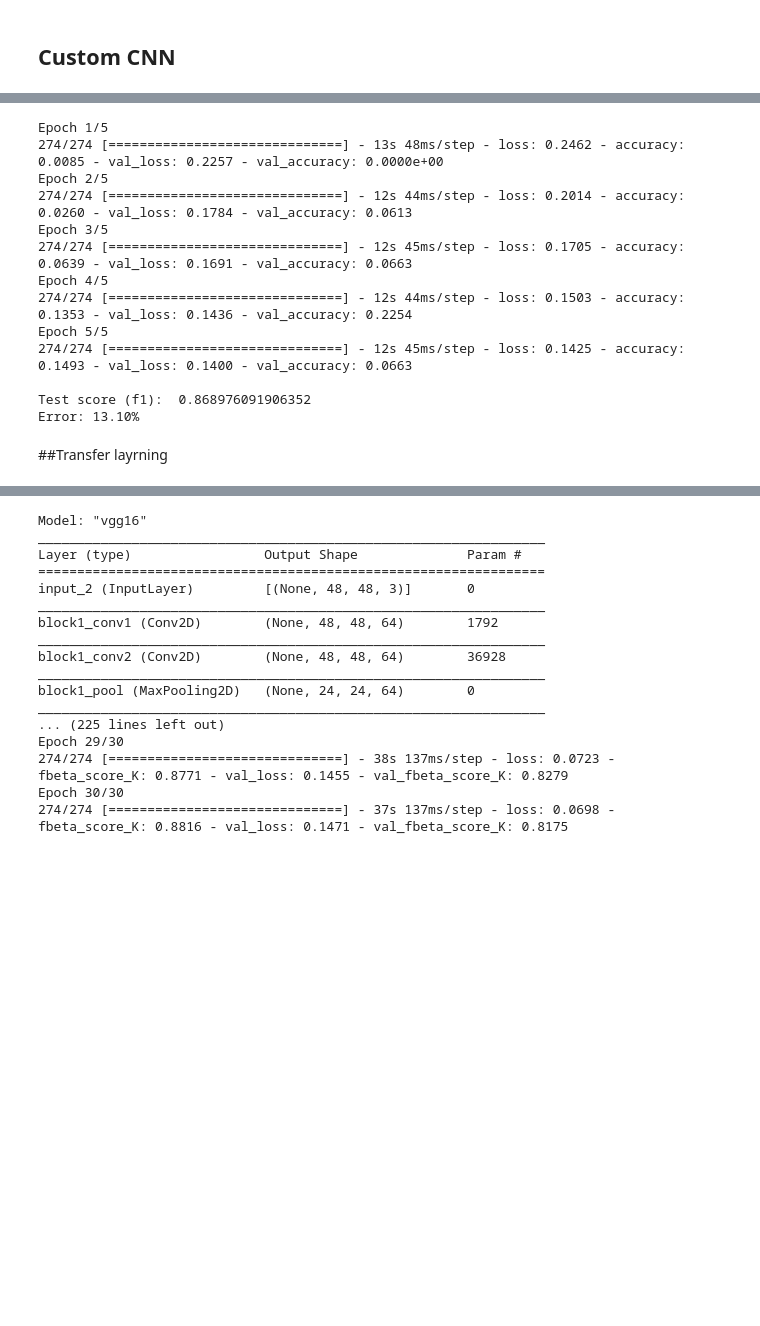
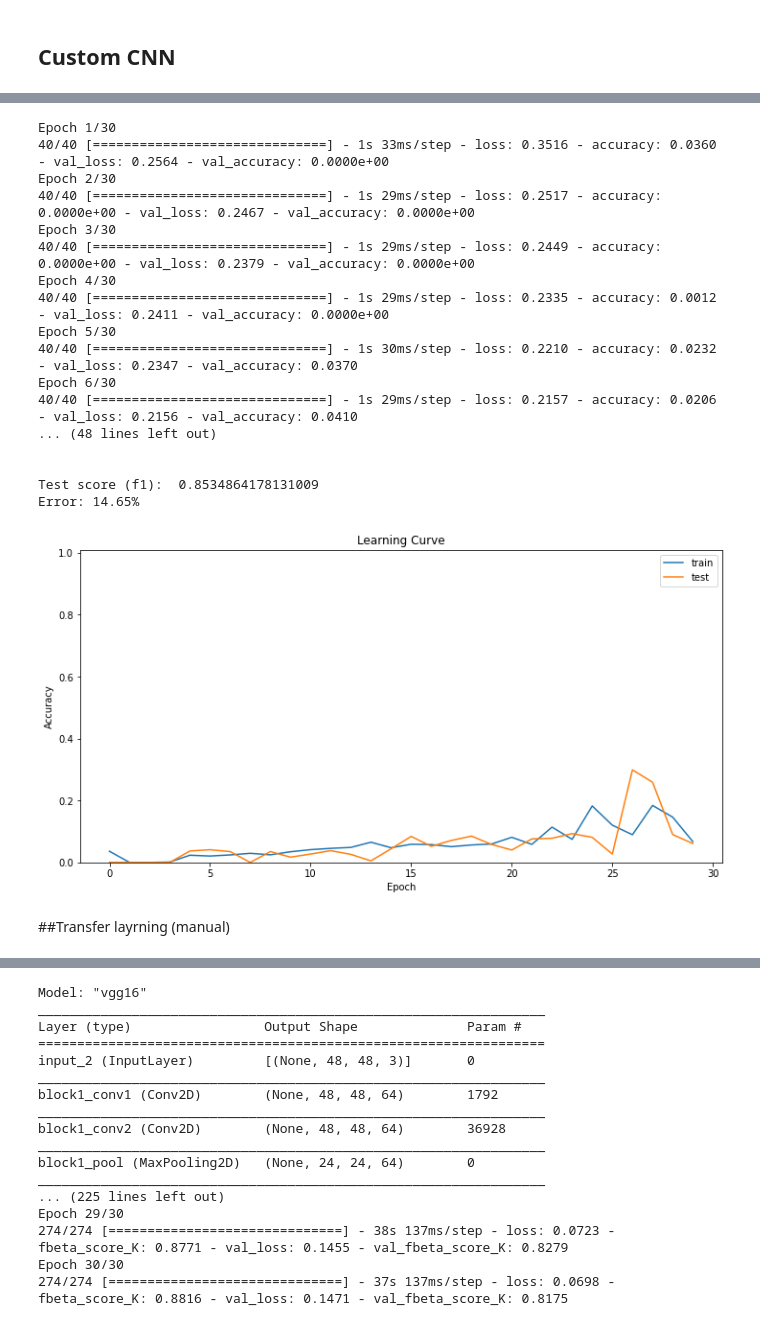
Before and after one commit to JakubStanczak/Amazon_forest_classification, a Jupyter notebook: Amazon_forest.ipynb, the cells around one changed output, grey strips where cells are left out. Drawn from its saved outputs; the diff is of its cells as text; code cells hidden in the pictures; blank space fills up the shorter version.

```diff
--- a/Amazon_forest.ipynb
+++ b/Amazon_forest.ipynb
@@ -73,3 +73,7 @@ dir(tensorflow.keras.applications)
  'xception']
 # %%
 all_base_models = ['DenseNet121', 'DenseNet169', 'DenseNet201', 'InceptionResNetV2', 'InceptionV3', 'MobileNet', 'MobileNetV2', 'NASNetLarge', 'NASNetMobile', 'ResNet101', 'ResNet101V2', 'ResNet152', 'ResNet152V2', 'ResNet50', 'ResNet50V2', 'VGG16', 'VGG19', 'Xception']
+for model in all_base_models:
+  exec('from tensorflow.keras.applications import {}'.format(model))
+
+base_model_names = ['Xception', 'InceptionV3', 'VGG16', 'ResNet50', 'MobileNet']
@@ -78,3 +79,0 @@ base_models = ['VGG16', 'ResNet50', 'MobileNet']
-# %%
-for model in base_models:
-  exec('from tensorflow.keras.applications import {}'.format(model))
@@ -114,10 +109,12 @@ def read_data(df_train, labels, resize=(32, 32)):
     y_train = np.array(y_train, np.uint8)
     X_train = np.array(X_train, np.float16) / 255.
 
-    split = 35000
+    # split = 5000#35000
+    train_split = 5000
+    test_split = 1000
 
     # X_train, X_test, y_train, y_test
-    return X_train[:split], X_train[split:], y_train[:split], y_train[split:]
+    return X_train[:train_split], X_train[train_split:train_split+test_split], y_train[:train_split], y_train[train_split:train_split+test_split]
 
 def score_model(model):
   y_pred = model.predict(X_test, batch_size=128)
@@ -187,28 +203,34 @@ model.summary()
 # %%
 history = model.fit(X_train, y_train,
           batch_size=128,
-          epochs=5,
+          epochs=30,
           verbose=1,
           validation_data=(X_test, y_test))
 
 print()
 score_model(model)
+draw_learning_curve(history)
 # %% [output]
-Epoch 1/5
-274/274 [==============================] - 13s 48ms/step - loss: 0.2462 - accuracy: 0.0085 - val_loss: 0.2257 - val_accuracy: 0.0000e+00
-Epoch 2/5
-274/274 [==============================] - 12s 44ms/step - loss: 0.2014 - accuracy: 0.0260 - val_loss: 0.1784 - val_accuracy: 0.0613
-Epoch 3/5
-274/274 [==============================] - 12s 45ms/step - loss: 0.1705 - accuracy: 0.0639 - val_loss: 0.1691 - val_accuracy: 0.0663
-Epoch 4/5
-274/274 [==============================] - 12s 44ms/step - loss: 0.1503 - accuracy: 0.1353 - val_loss: 0.1436 - val_accuracy: 0.2254
-Epoch 5/5
-274/274 [==============================] - 12s 45ms/step - loss: 0.1425 - accuracy: 0.1493 - val_loss: 0.1400 - val_accuracy: 0.0663
+Epoch 1/30
+40/40 [==============================] - 1s 33ms/step - loss: 0.3516 - accuracy: 0.0360 - val_loss: 0.2564 - val_accuracy: 0.0000e+00
+Epoch 2/30
+40/40 [==============================] - 1s 29ms/step - loss: 0.2517 - accuracy: 0.0000e+00 - val_loss: 0.2467 - val_accuracy: 0.0000e+00
+Epoch 3/30
+40/40 [==============================] - 1s 29ms/step - loss: 0.2449 - accuracy: 0.0000e+00 - val_loss: 0.2379 - val_accuracy: 0.0000e+00
+Epoch 4/30
+40/40 [==============================] - 1s 29ms/step - loss: 0.2335 - accuracy: 0.0012 - val_loss: 0.2411 - val_accuracy: 0.0000e+00
+Epoch 5/30
+40/40 [==============================] - 1s 30ms/step - loss: 0.2210 - accuracy: 0.0232 - val_loss: 0.2347 - val_accuracy: 0.0370
+Epoch 6/30
+40/40 [==============================] - 1s 29ms/step - loss: 0.2157 - accuracy: 0.0206 - val_loss: 0.2156 - val_accuracy: 0.0410
+... (48 lines left out)
 
-Test score (f1):  0.868976091906352
-Error: 13.10%
+
+Test score (f1):  0.8534864178131009
+Error: 14.65%
+[figure, added]
 # %% [markdown]
-##Transfer layrning
+##Transfer layrning (manual)
 # %%
 # del X_train, X_test, y_train, y_test
 # gc.collect()
```
Also changed, not shown: parts of 13 cells of this notebook.
